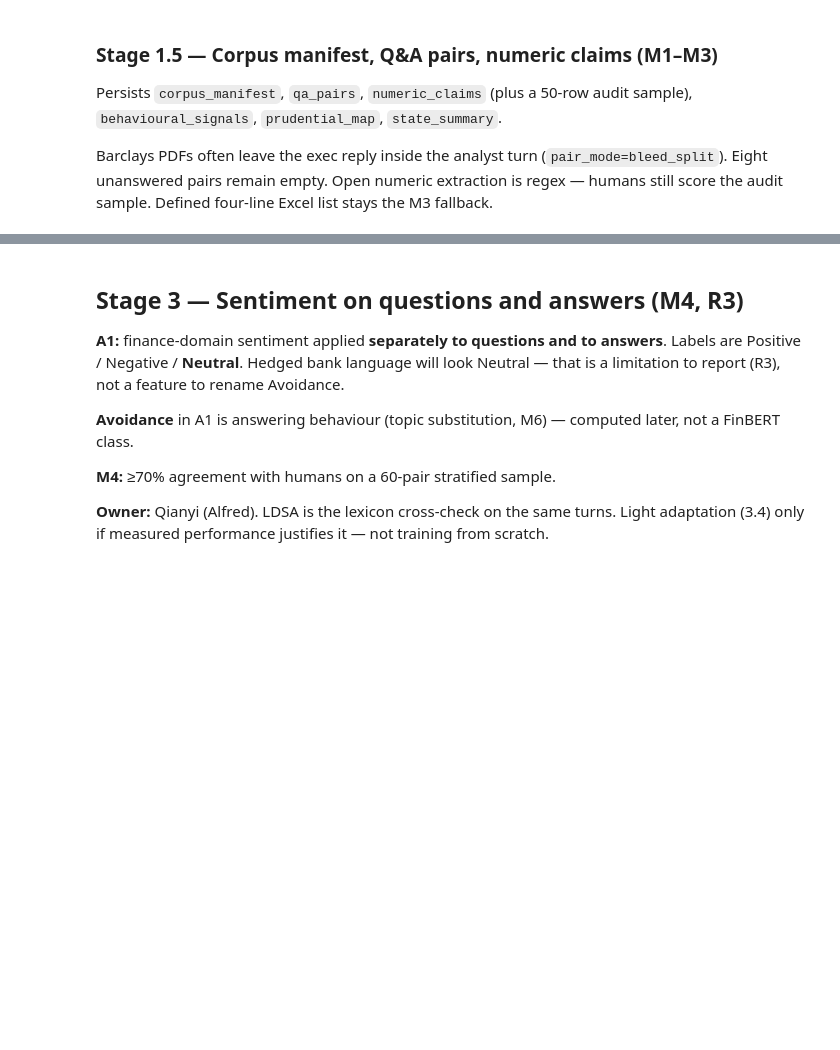
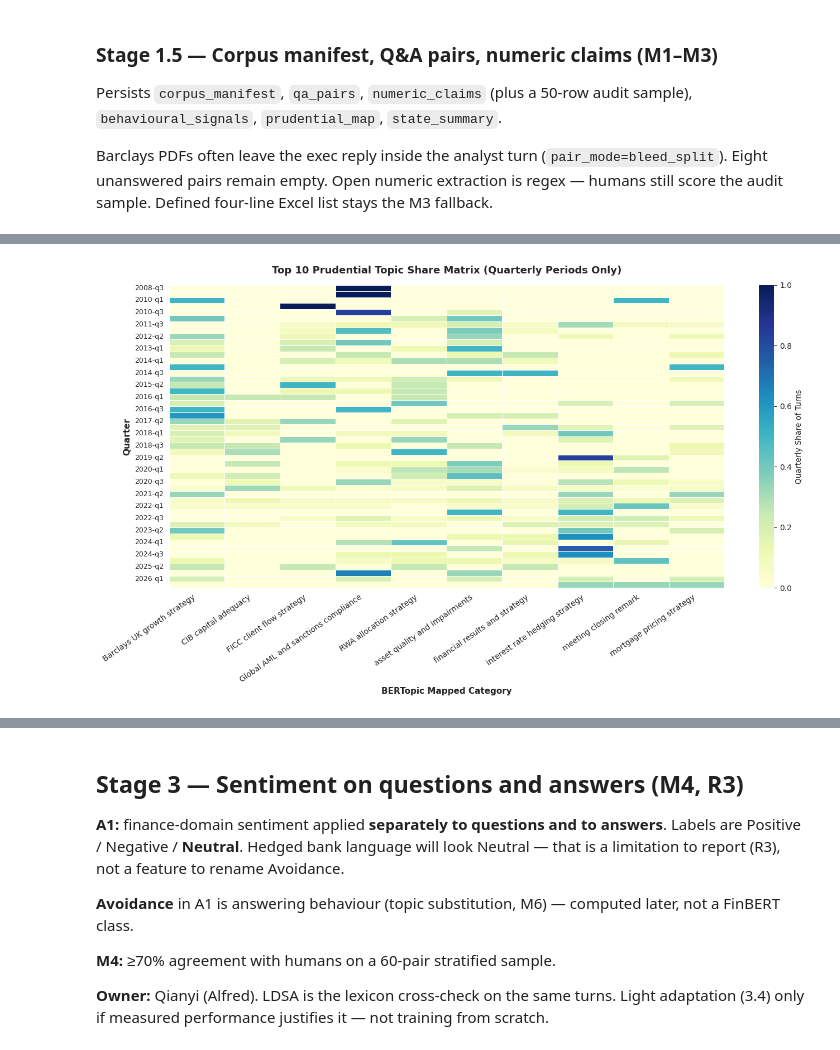
Before and after one commit to susanavenda/boe-earnings-insights, a Jupyter notebook: notebooks/boe_earnings_insights.ipynb, the cells around one changed output, grey strips where cells are left out. Cells and saved outputs as stored; diff of their text form; code cells hidden in the pictures; blank space fills up the shorter version.

Commit message:
topic modelling analysis

```diff
--- a/notebooks/boe_earnings_insights.ipynb
+++ b/notebooks/boe_earnings_insights.ipynb
@@ -1559,0 +1657,80 @@ Coherence is a relative topic-quality signal, not a risk alert. Soft sentiment q
+# %%
+## @title 2.4 Temporal Topic Drift Analysis
+section_header('Stage 2.4 — Temporal Topic Drift', 'Tracking prudential and strategic focus shifts across core quarterly periods')
+
+import re
+import pandas as pd
+import seaborn as sns
+import matplotlib.pyplot as plt
+
+# 1. Filter out 'annual' and 'interim' rows to isolate standard quarterly periods
+quarter_mask = ~df_turns['quarter'].astype(str).str.contains('annual|interim', case=False, na=False)
+df_quarterly = df_turns[quarter_mask].copy()
+
+# 2. Extract texts, timestamps, AND matching topic IDs for the filtered subset
+docs_q = df_quarterly['text'].astype(str).tolist()
+timestamps_q = df_quarterly['quarter'].tolist()
+topics_q = df_quarterly['bertopic_id'].tolist()
+
+# 3. Compute dynamic topics over time for quarterly data
+topics_over_time = topic_model.topics_over_time(
+    docs=docs_q,
+    timestamps=timestamps_q,
+    topics=topics_q,
+    nr_bins=10
+)
+
+# 4. Interactive Plotly Line Chart — Topic Volume Evolution
+fig_tot = topic_model.visualize_topics_over_time(
+    topics_over_time,
+    top_n_topics=10
+)
+fig_tot.update_layout(title="Prudential & Strategic Topic Drift (Quarterly Series)")
+fig_tot.show()
+
+# 5. Identify Top 10 Topics by turn frequency (excluding unassigned outliers)
+TOP_N_TOPICS = 10
+
+top_topic_names = (
+    df_quarterly[df_quarterly['bertopic_name'] != 'Outlier / Unassigned']['bertopic_name']
+    .value_counts()
+    .head(TOP_N_TOPICS)
+    .index
+    .tolist()
+)
+
+# Filter dataframe to top topics
+df_top_quarterly = df_quarterly[df_quarterly['bertopic_name'].isin(top_topic_names)]
+
+# Create Cross-Tabulation Matrix
+topic_quarter_ct = pd.crosstab(
+    df_top_quarterly['quarter'],
+    df_top_quarterly['bertopic_name'],
+    normalize='index'
+)
+
+# 6. Render Minimalist Clean Heatmap (No cell text overlays)
+plt.figure(figsize=(14, 8))
+ax = sns.heatmap(
+    topic_quarter_ct,
+    cmap="YlGnBu",
+    annot=False,         # Turned off completely to prevent text clutter
+    linewidths=0.5,      # Clean separation lines between cells
+    cbar_kws={'label': 'Quarterly Share of Turns'}
+)
+
+plt.title(f"Top {TOP_N_TOPICS} Prudential Topic Share Matrix (Quarterly Periods Only)", fontsize=13, fontweight='bold', pad=15)
+plt.xlabel("BERTopic Mapped Category", fontsize=11, fontweight='bold')
+plt.ylabel("Quarter", fontsize=11, fontweight='bold')
+plt.xticks(rotation=35, ha='right', fontsize=10)
+plt.yticks(rotation=0, fontsize=9)
+plt.tight_layout()
+plt.show()
+
+# KPI Diagnostic Display
+kpi_row([
+    ('Filtered Periods', str(df_quarterly['quarter'].nunique()), 'quarterly entries retained'),
+    ('Filtered Out', str(df_turns['quarter'].nunique() - df_quarterly['quarter'].nunique()), 'annual/interim periods removed'),
+    ('Top Topics Tracked', str(len(top_topic_names)), f'top {TOP_N_TOPICS} categories')
+])
+# %% [output]
@@ -1559,0 +1739 @@ Coherence is a relative topic-quality signal, not a risk alert. Soft sentiment q
+[figure, added]
```
Also changed, not shown: parts of 33 cells of this notebook.
